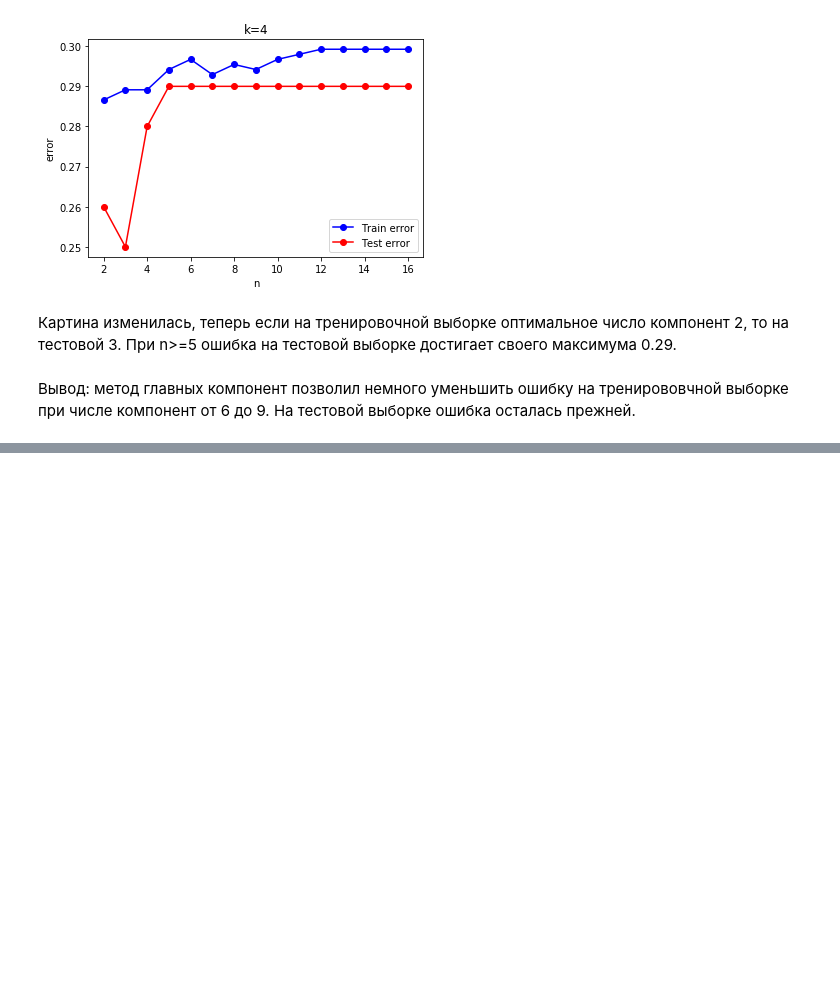
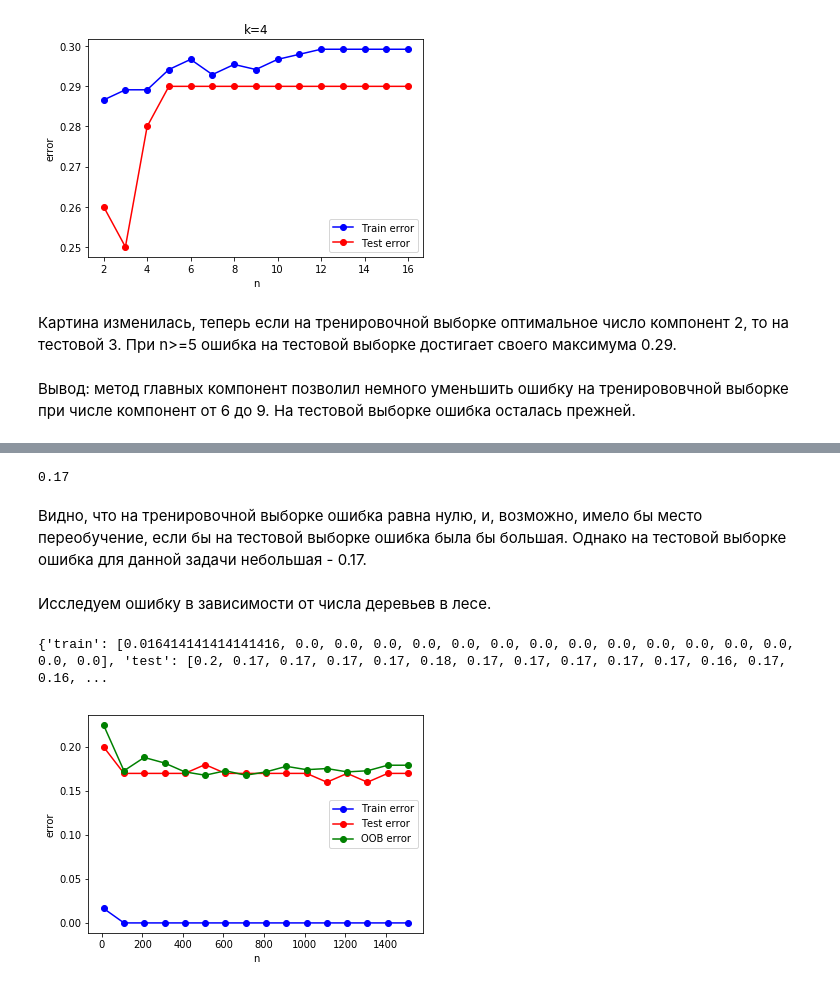
Before and after one commit to PanovaElena/MachineLearning, a Jupyter notebook: task_10.10.19.ipynb, the cells around one changed output, grey strips where cells are left out. Cells and saved outputs as stored; diff of their text form; code cells hidden in the pictures; blank space fills up the shorter version.

```diff
--- a/task_10.10.19.ipynb
+++ b/task_10.10.19.ipynb
@@ -390,0 +543,46 @@ plt.show()
+# %%
+y_test_predict_rf = rf.predict(X_test)
+err_test_rf = np.mean(y_test != y_test_predict_rf)
+print(err_test_rf)
+# %% [output]
+0.17
+# %% [markdown]
+Видно, что на тренировочной выборке ошибка равна нулю, и, возможно, имело бы место переобучение, если бы на тестовой выборке ошибка была бы большая. Однако на тестовой выборке ошибка для данной задачи небольшая - 0.17.
+# %% [markdown]
+Исследуем ошибку в зависимости от числа деревьев в лесе.
+# %%
+n_trees_ = np.arange(10, 1511, 100)
+
+def computeErrorRF(n_trees):
+    error = {'train':[], 'test':[], 'oob':[]}
+
+    for n in n_trees:
+        rf = RandomForestClassifier(n_estimators = n, oob_score=True)
+        rf.fit(X_train, y_train)
+
+        y_train_predict_rf = rf.predict(X_train)
+        y_test_predict_rf = rf.predict(X_test)
+
+        error['train'].append(np.mean(y_train != y_train_predict_rf))
+        error['test'].append(np.mean(y_test != y_test_predict_rf))
+        error['oob'].append(1 - rf.oob_score_)
+
+    return error
+# %%
+error = computeErrorRF(n_trees_)
+print(error)
+# %% [output]
+{'train': [0.016414141414141416, 0.0, 0.0, 0.0, 0.0, 0.0, 0.0, 0.0, 0.0, 0.0, 0.0, 0.0, 0.0, 0.0, 0.0, 0.0], 'test': [0.2, 0.17, 0.17, 0.17, 0.17, 0.18, 0.17, 0.17, 0.17, 0.17, 0.17, 0.16, 0.17, 0.16, ...
+# %%
+def plotError(x, error):
+    plt.plot(x, error['train'], '-ob', label="Train error")
+    plt.plot(x, error['test'], '-or', label="Test error")
+    plt.plot(x, error['oob'], '-og', label="OOB error")
+    plt.xlabel('n')
+    plt.ylabel('error')
+    plt.legend()
+    plt.show()
+# %%
+plotError(n_trees_, error)
+# %% [output]
+[figure, added]
```
Also changed, not shown: parts of 40 cells of this notebook.
